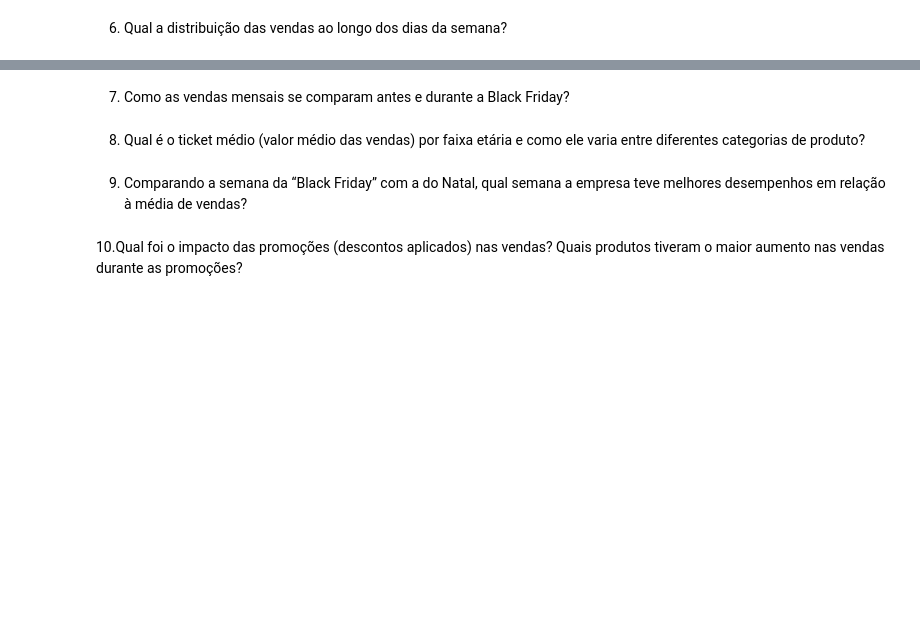
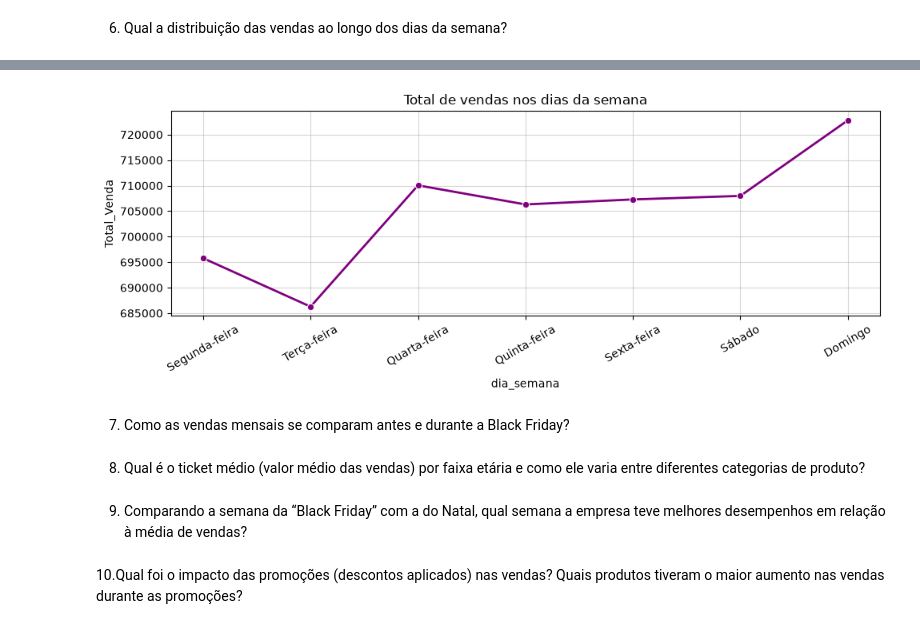
Before and after one commit to Danibisinoto/Repositorio_PROJETO_FINAL_Analise_Exploratoria_de_Dados, a Jupyter notebook: PROJETO.IPYNB, the cells around one changed output, grey strips where cells are left out. Drawn from its saved outputs; the diff is of its cells as text; code cells hidden in the pictures; blank space fills up the shorter version.

```diff
--- a/PROJETO.IPYNB
+++ b/PROJETO.IPYNB
@@ -498,3 +579,16 @@ sns.barplot(data=idade_categoria, x="Faixa_etaria", y= "Categoria", hue='Categor
+# %%
+#analisando em gráfico
+
+plt.figure(figsize=(10, 4))
+sns.lineplot(data=vendas_dia_semana, x='dia_semana', y='Total_Venda', marker='o', color='purple', linewidth=2.0)
+plt.grid(axis='both', linestyle='-', alpha=0.5)
+plt.gca().set_axisbelow(True)
+plt.xticks(rotation=30)
+plt.title('Total de vendas nos dias da semana')
+plt.tight_layout()
+plt.show()
+# %% [output]
+[figure, added]
 # %% [markdown]
 7. Como as vendas mensais se comparam antes e durante a Black Friday?
 # %% [markdown]
```
Also changed, not shown: parts of 5 cells of this notebook.
